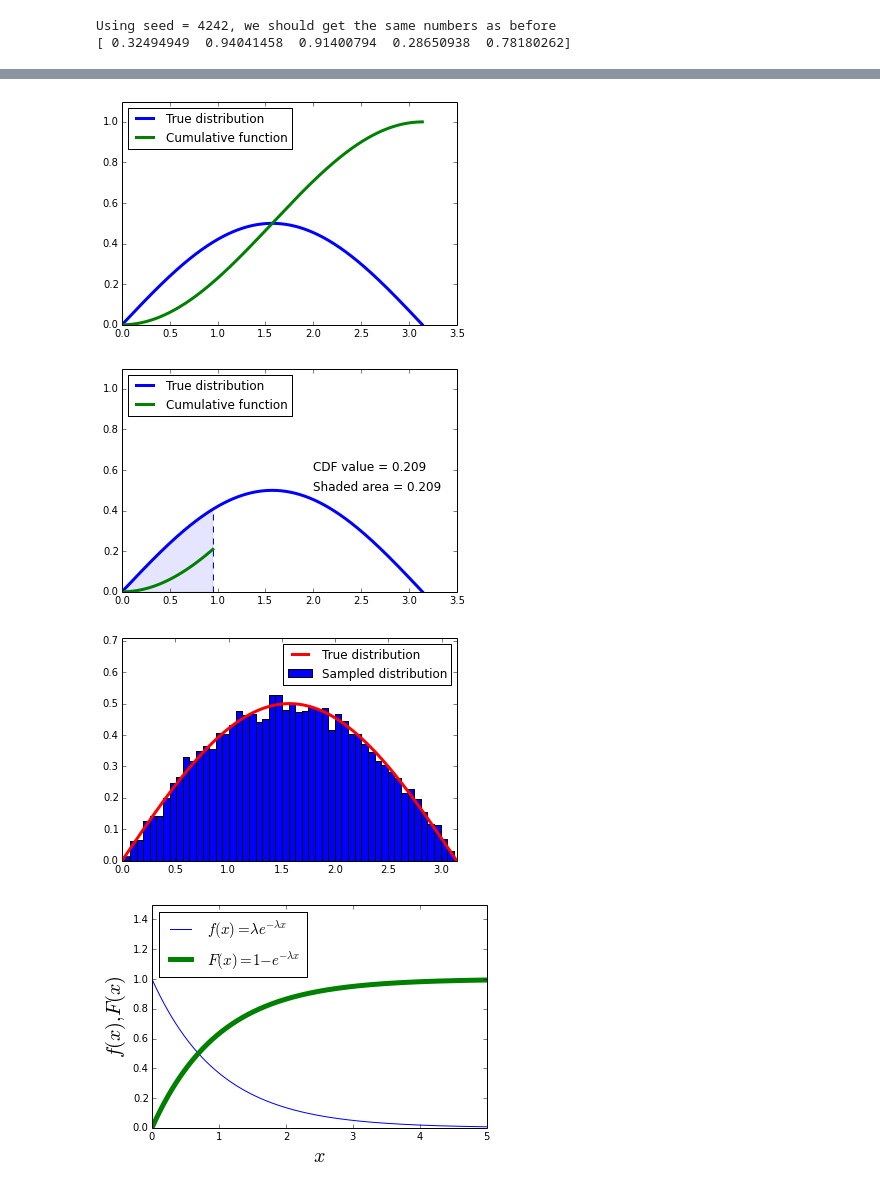
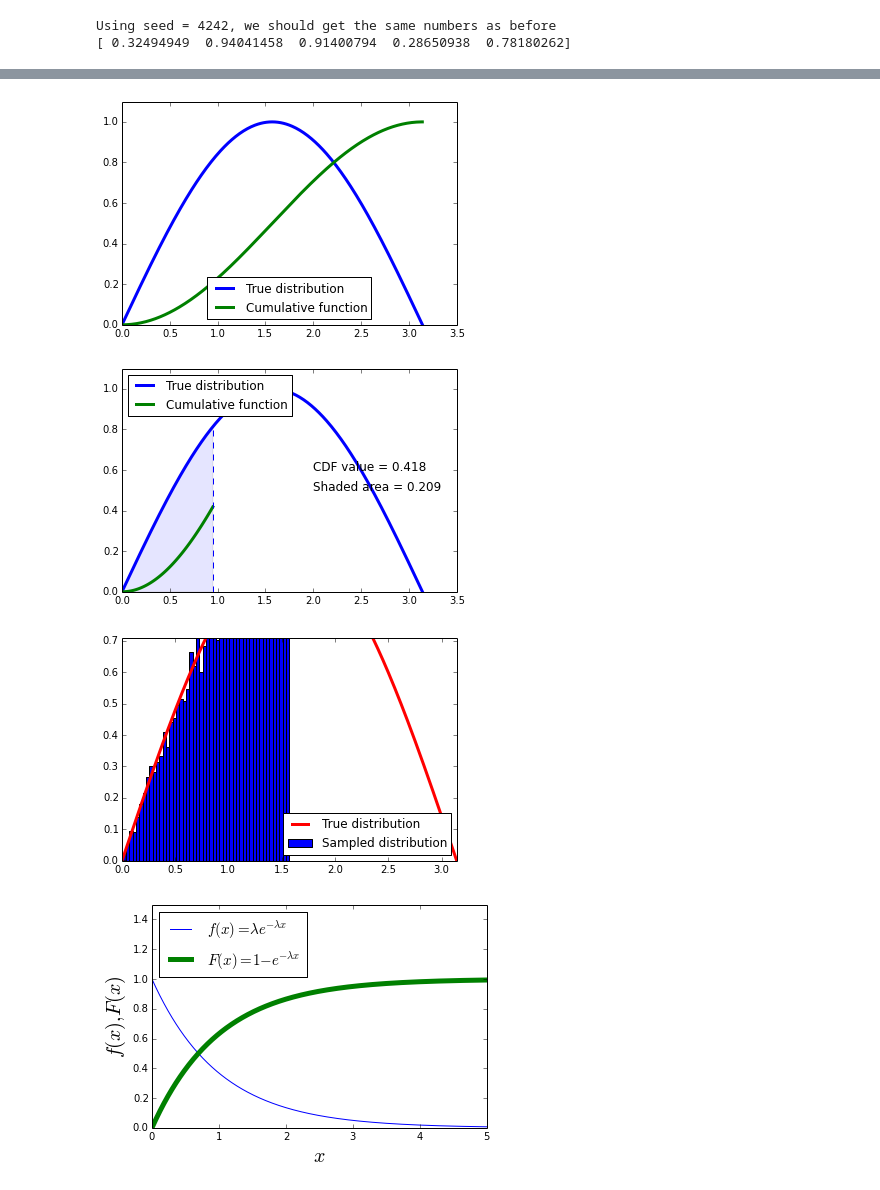
Before and after one commit to jparke08/PHYS202-S14, a Jupyter notebook: SciPy/RandomAndMCTour.ipynb, the cells around one changed output, grey strips where cells are left out. Drawn from its saved outputs; the diff is of its cells as text; code cells hidden in the pictures.

```diff
--- a/SciPy/RandomAndMCTour.ipynb
+++ b/SciPy/RandomAndMCTour.ipynb
@@ -58,6 +58,6 @@ plt.show()
 # %%
 x = np.arange(0.,np.pi+0.001,0.01)
-f = lambda x: np.sin(x)/2.
+f = lambda x: np.sin(x)
 F = lambda x: (np.cos(0)-np.cos(x))/2.
 
 plt.plot(x,f(x),label='True distribution',lw=3)
@@ -69,7 +69,7 @@ plt.ylim(0,1.1)
 plt.legend(loc=0)
 plt.show()
 # %% [output]
-[figure, old version]
+[figure, new version]
 # %%
 from IPython.html.widgets import interact, interactive
 from scipy.integrate import trapz,cumtrapz
@@ -78,12 +78,12 @@ def CDFviewer(xmax = 0.95):
 
     #Plot the full function first
     x = np.arange(0.,np.pi+0.001,0.01)
-    f = lambda x: np.sin(x)/2.
+    f = lambda x: np.sin(x)
     plt.plot(x,f(x),label='True distribution',lw=3)
 
     #Now show the CDF up to the xmax limit
     xcdf = np.arange(0.,xmax+0.001,0.01)
-    F = lambda x: (np.cos(0)-np.cos(x))/2.
+    F = lambda x: (np.cos(0)-np.cos(x))
     plt.plot(xcdf,F(xcdf),label='Cumulative function',lw=3)
 
     plt.plot((xmax,xmax),(0.,f(xmax)),"b--")
@@ -107,31 +107,31 @@ def CDFviewer(xmax = 0.95):
 
 v = interact(CDFviewer,xmax=(0.,np.pi,0.01))
 # %% [output]
-[figure, old version]
+[figure, new version]
 # %%
 #number of samples
 N = 10000
 
 #N random numbers between 0 and 1
 z = np.random.random_sample(N);
 
 #inverse CDF
-Finv = lambda z: np.arccos(np.cos(0)-2*z)
+Finv = lambda z: np.arccos(np.cos(0)-z)
 
 #sampled x values
 xsamples = Finv(z);
 
 #how do they compare to the original?
 plt.hist(xsamples,50,normed=True,label="Sampled distribution")
 plt.plot(x,f(x),label='True distribution',lw=3,color='red')
 
 plt.xlim(0,pi)
 plt.ylim(0,0.71)
 
 plt.legend(loc=0)
 plt.show()
 # %% [output]
-[figure, old version]
+[figure, new version]
 # %%
 #Set up the functons and plot
 x = np.arange(0.,10.01,0.01)
```
Also changed, not shown: parts of 7 cells of this notebook, 1 other file.
